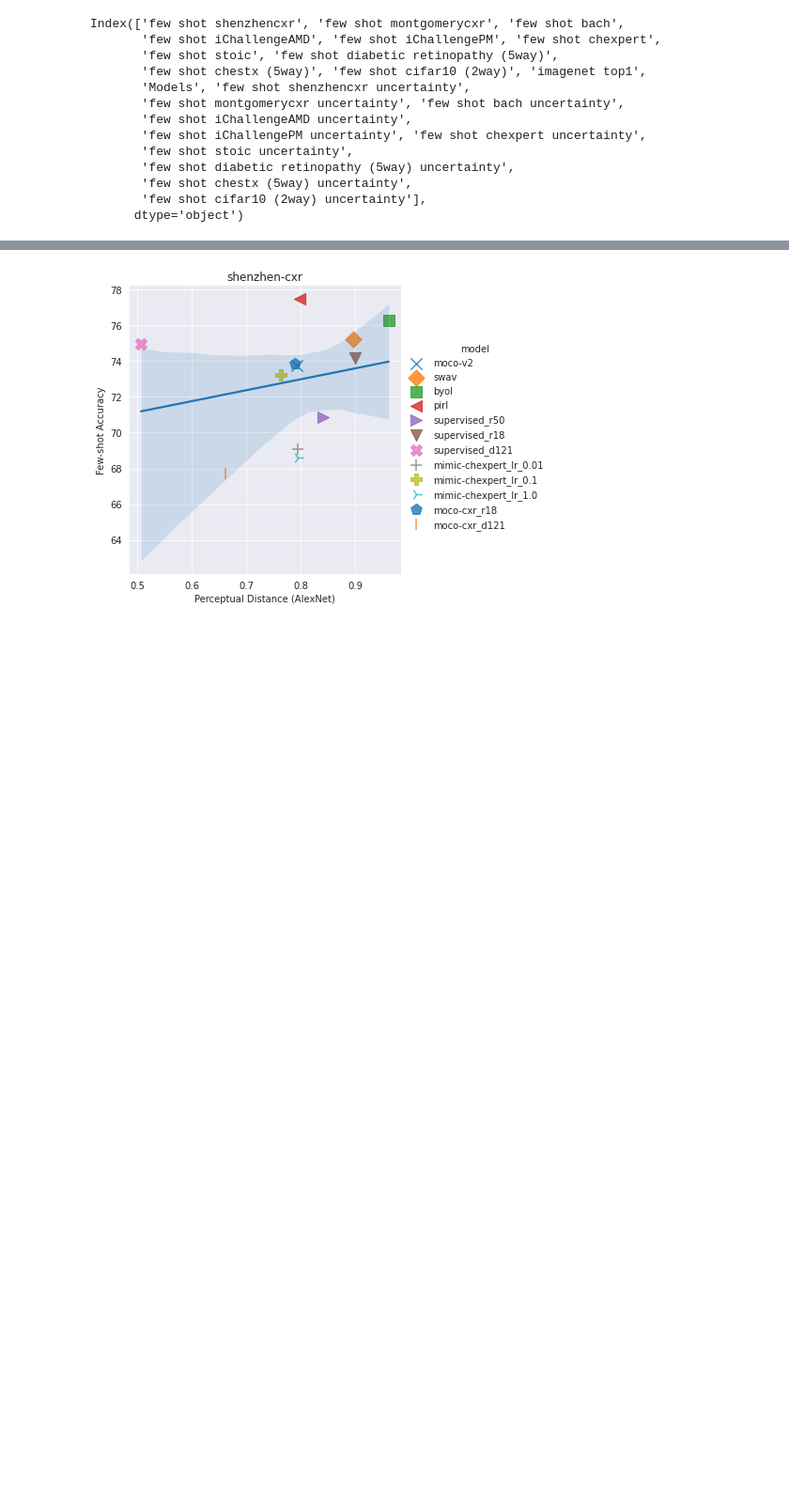
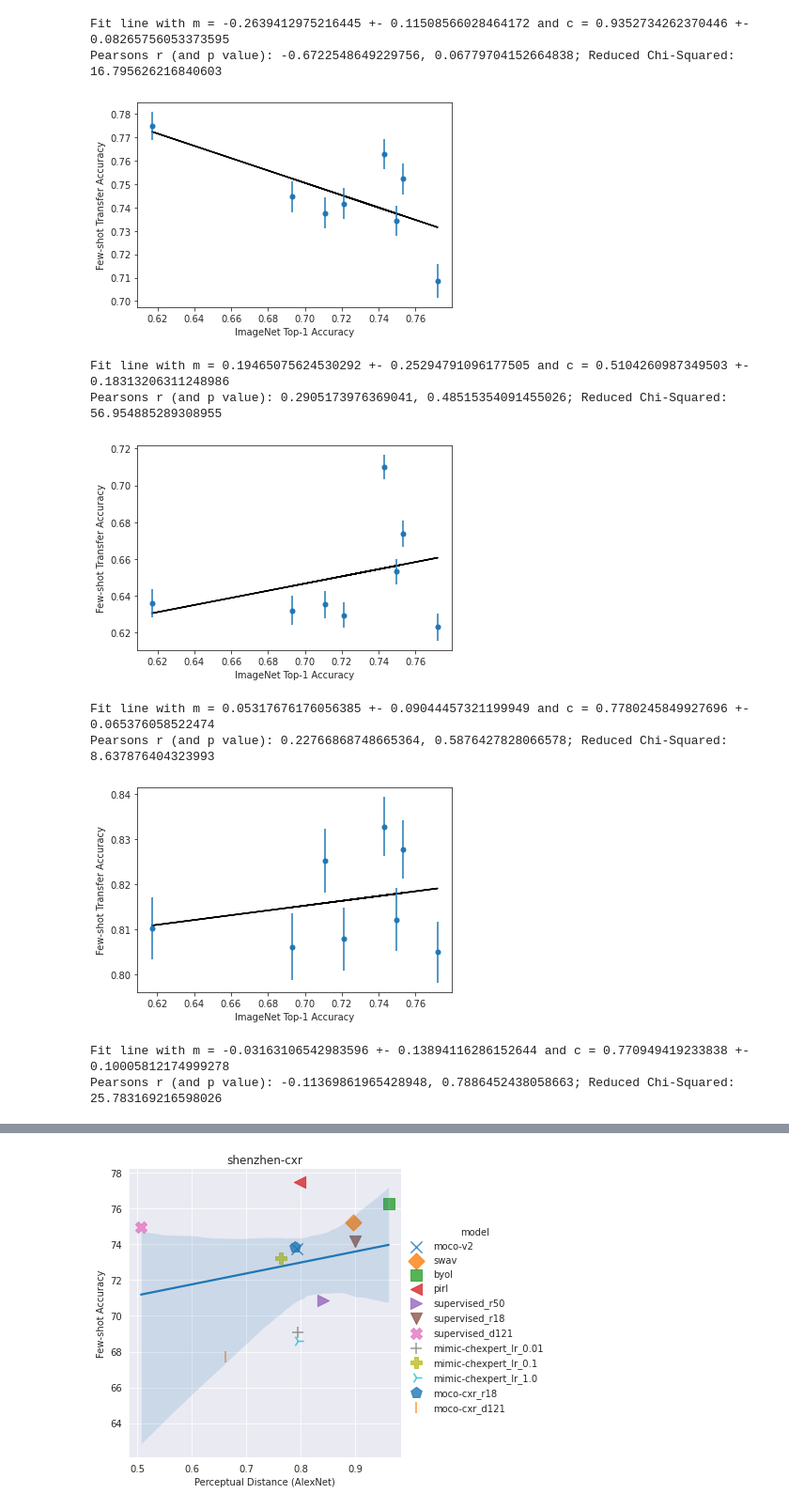
Before and after one commit to jonahanton/SSL_medicalimaging, a Jupyter notebook: results/transfer_performance_top_1_imagenet_correlation.ipynb, the cells around one changed output, grey strips where cells are left out. Shown at 94% size. Drawn from its saved outputs; the diff is of its cells as text; code cells hidden in the pictures; blank space fills up the shorter version.

Commit message:
Added Code to calculate pearsons r, fit a linear regression, and calculate chisquared reduced

```diff
--- a/results/transfer_performance_top_1_imagenet_correlation.ipynb
+++ b/results/transfer_performance_top_1_imagenet_correlation.ipynb
@@ -81,7 +82,7 @@ def get_few_shot_uncertainty(full_df,list_of_experiment_types, list_of_medical_d
                 column_names.append(column_name)
     return column_names
 
-def clean_dataframe(full_df, list_of_experiment_types, list_of_medical_datasets,imagenet = False, models = True):
+def clean_dataframe(full_df, list_of_experiment_types, list_of_medical_datasets,imagenet = True,sns_utils = True):
     """The imagenet keyword decides whether imagenet top1 column is included"""
     column_names = []
     for experiment in list_of_experiment_types:
@@ -93,25 +94,19 @@ def clean_dataframe(full_df, list_of_experiment_types, list_of_medical_datasets,
                 raise KeyError('Problem with the lists given, some combinations do not give valid column names')
     if imagenet:
         column_names.append("imagenet top1")
-    if models:
+    if sns_utils:
         column_names.append("Models")
+        column_names.append("Model Type")
+        column_names.append("Marker Size")
     column_names = get_few_shot_uncertainty(full_df,list_of_experiment_types, list_of_medical_datasets, column_names)
+    #print(full_df)
     new_df = extract_cleaned_dataframe(full_df, column_names)
+    #print(new_df)
     return new_df
 
-
-clean_df = clean_dataframe(df, ["few shot"], medical_datasets, imagenet = True)
+def normalize_list(a_list):
+    min_val = min(a_list)
+    max_val = max(a_list)
+    for i in range(len(a_list)):
+        a_list[i] = (a_list[i]-min_val)/(max_val-min_val)
+    return a_list, 1/(max_val-min_val)
-# %% [output]
-Index(['few shot shenzhencxr', 'few shot montgomerycxr', 'few shot bach',
-       'few shot iChallengeAMD', 'few shot iChallengePM', 'few shot chexpert',
-       'few shot stoic', 'few shot diabetic retinopathy (5way)',
-       'few shot chestx (5way)', 'few shot cifar10 (2way)', 'imagenet top1',
-       'Models', 'few shot shenzhencxr uncertainty',
-       'few shot montgomerycxr uncertainty', 'few shot bach uncertainty',
-       'few shot iChallengeAMD uncertainty',
-       'few shot iChallengePM uncertainty', 'few shot chexpert uncertainty',
-       'few shot stoic uncertainty',
-       'few shot diabetic retinopathy (5way) uncertainty',
-       'few shot chestx (5way) uncertainty',
-       'few shot cifar10 (2way) uncertainty'],
-      dtype='object')
@@ -117,0 +196,20 @@ Index(['few shot shenzhencxr', 'few shot montgomerycxr', 'few shot bach',
+# %%
+clean_df = clean_dataframe(df, ["few shot"], medical_datasets, imagenet = True)
+datasets = ['few shot shenzhencxr', 'few shot montgomerycxr', 'few shot bach',
+       'few shot iChallengeAMD', 'few shot iChallengePM', 'few shot chexpert',
+       'few shot stoic', 'few shot diabetic retinopathy (5way)',
+       'few shot chestx (5way)', 'few shot cifar10 (2way)']
+
+plot_multiple(clean_df, "imagenet top1", datasets, sns_plot = False, together = False)
+# %% [output]
+Fit line with m = -0.2639412975216445 +- 0.11508566028464172 and c = 0.9352734262370446 +- 0.08265756053373595
+Pearsons r (and p value): -0.6722548649229756, 0.06779704152664838; Reduced Chi-Squared: 16.795626216840603
+[figure, added]
+Fit line with m = 0.19465075624530292 +- 0.25294791096177505 and c = 0.5104260987349503 +- 0.18313206311248986
+Pearsons r (and p value): 0.2905173976369041, 0.48515354091455026; Reduced Chi-Squared: 56.954885289308955
+[figure, added]
+Fit line with m = 0.05317676176056385 +- 0.09044457321199949 and c = 0.7780245849927696 +- 0.065376058522474
+Pearsons r (and p value): 0.22766868748665364, 0.5876427828066578; Reduced Chi-Squared: 8.637876404323993
+[figure, added]
+Fit line with m = -0.03163106542983596 +- 0.13894116286152644 and c = 0.770949419233838 +- 0.10005812174999278
+Pearsons r (and p value): -0.11369861965428948, 0.7886452438058663; Reduced Chi-Squared: 25.783169216598026
```
Also changed, not shown: parts of 6 cells of this notebook, 31 other files.
